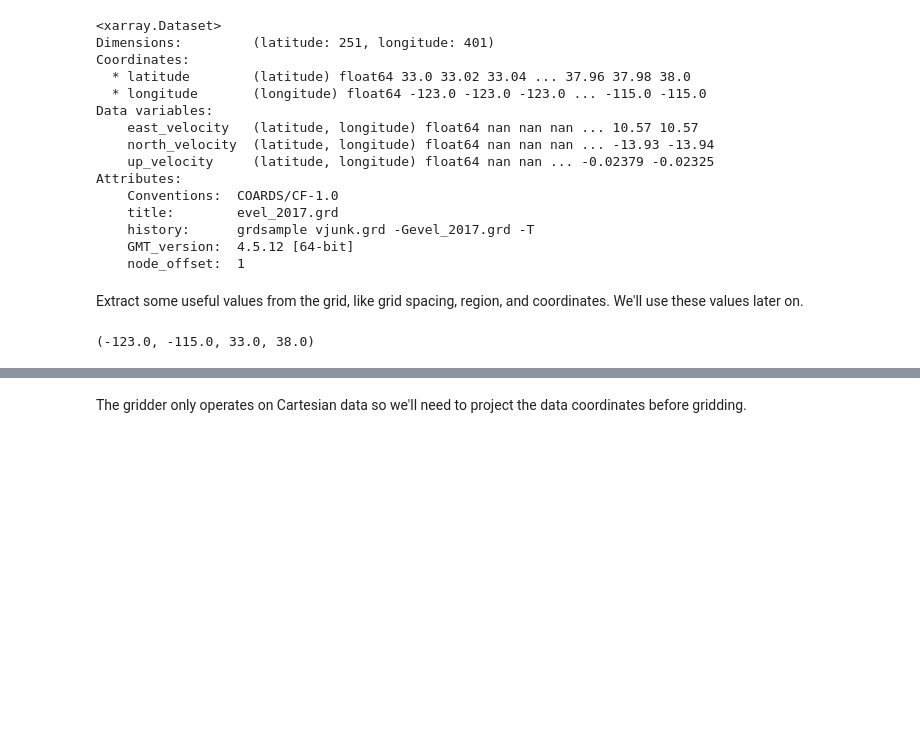
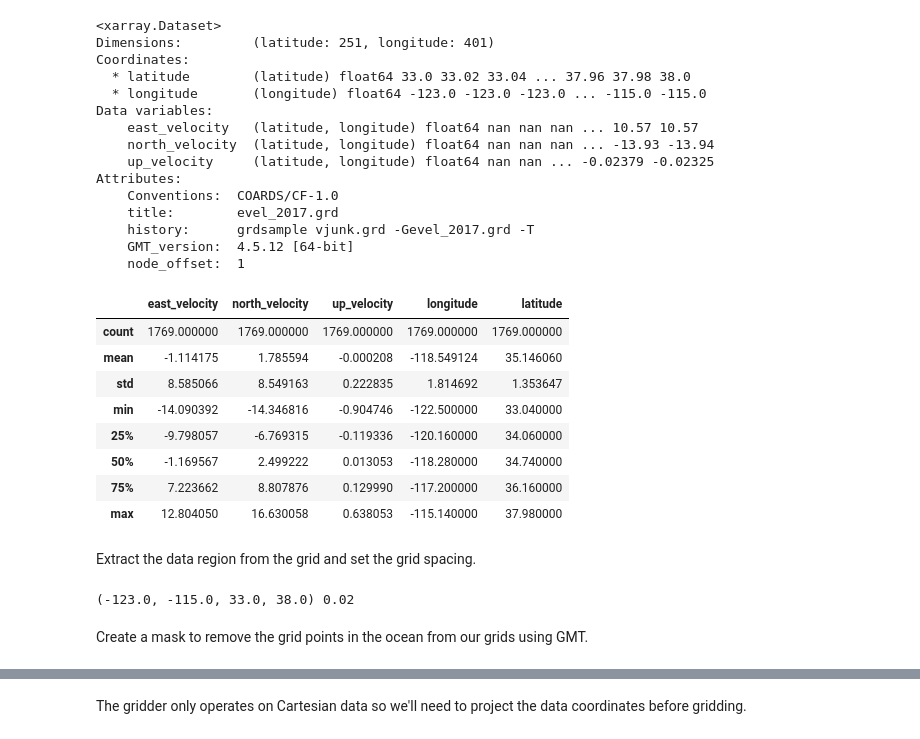
Before and after one commit to leouieda/agu2018, a Jupyter notebook: code/notebooks/synthetic.ipynb, the cells around one changed output, grey strips where cells are left out. Drawn from its saved outputs; the diff is of its cells as text; code cells hidden in the pictures; blank space fills up the shorter version.

```diff
--- a/code/notebooks/synthetic.ipynb
+++ b/code/notebooks/synthetic.ipynb
@@ -50,8 +46,23 @@ with xr.open_dataset("../../data/synthetic-landmask.nc") as ds:
-# %% [markdown]
-Extract some useful values from the grid, like grid spacing, region, and coordinates. We'll use these values later on.
+# %%
+data = pd.read_csv("../../data/synthetic-san-andreas-2017-samples.csv")
+data.describe()
+# %% [output]
+|  | east_velocity | north_velocity | up_velocity | longitude | latitude |
+| count | 1769.000000 | 1769.000000 | 1769.000000 | 1769.000000 | 1769.000000 |
+| mean | -1.114175 | 1.785594 | -0.000208 | -118.549124 | 35.146060 |
+| std | 8.585066 | 8.549163 | 0.222835 | 1.814692 | 1.353647 |
+| min | -14.090392 | -14.346816 | -0.904746 | -122.500000 | 33.040000 |
+| 25% | -9.798057 | -6.769315 | -0.119336 | -120.160000 | 34.060000 |
+| 50% | -1.169567 | 2.499222 | 0.013053 | -118.280000 | 34.740000 |
+| 75% | 7.223662 | 8.807876 | 0.129990 | -117.200000 | 36.160000 |
+| max | 12.804050 | 16.630058 | 0.638053 | -115.140000 | 37.980000 |
+# %% [markdown]
+Extract the data region from the grid and set the grid spacing.
 # %%
 region = vd.get_region((grid.longitude.values, grid.latitude.values))
-spacing = 0.02
-print(region)
+spacing = np.mean(grid.longitude[1:].values - grid.longitude[:-1].values)
+print(region, spacing)
 # %% [output]
-(-123.0, -115.0, 33.0, 38.0)
+(-123.0, -115.0, 33.0, 38.0) 0.02
+# %% [markdown]
+Create a mask to remove the grid points in the ocean from our grids using GMT.
```
Also changed, not shown: parts of 57 cells of this notebook, 1 other file.
